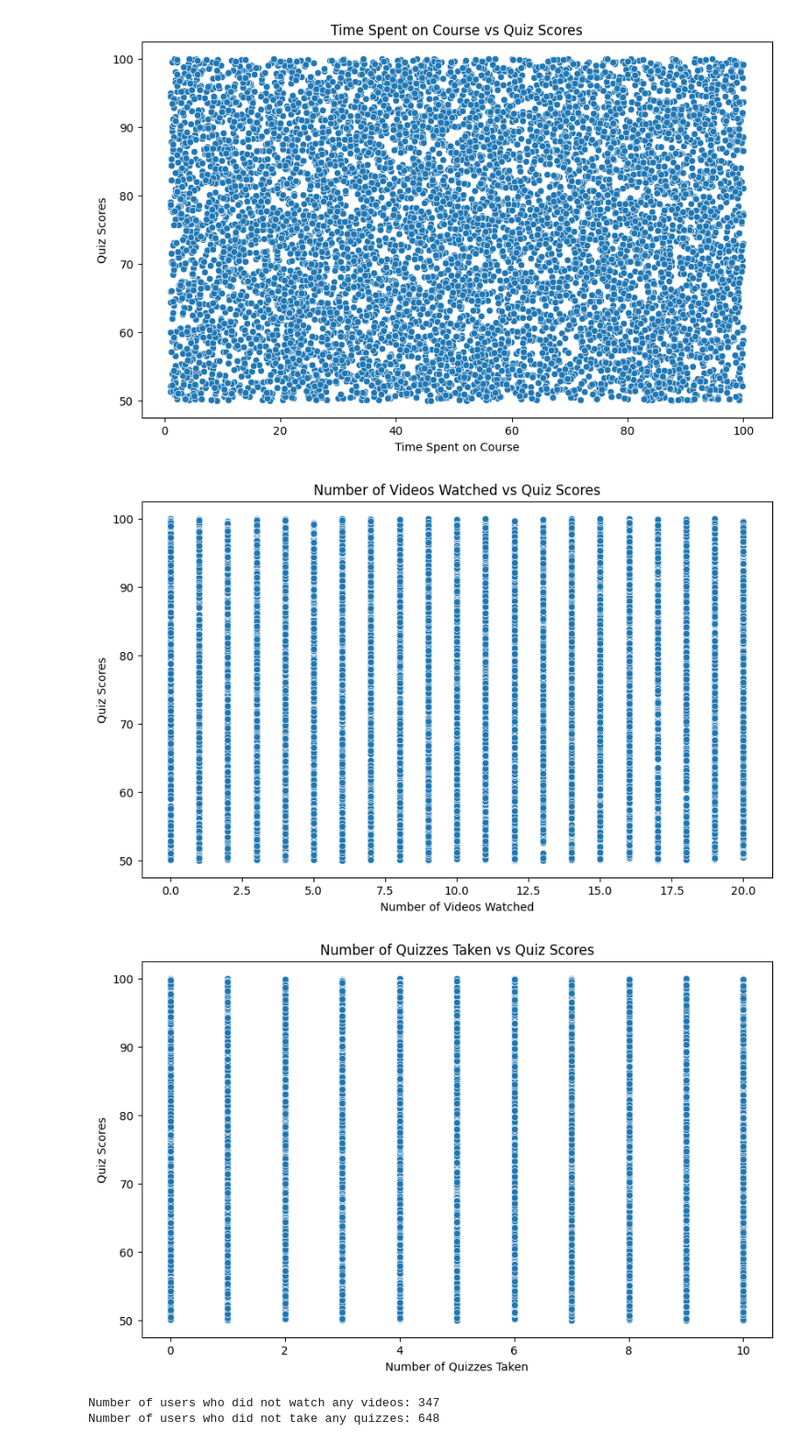
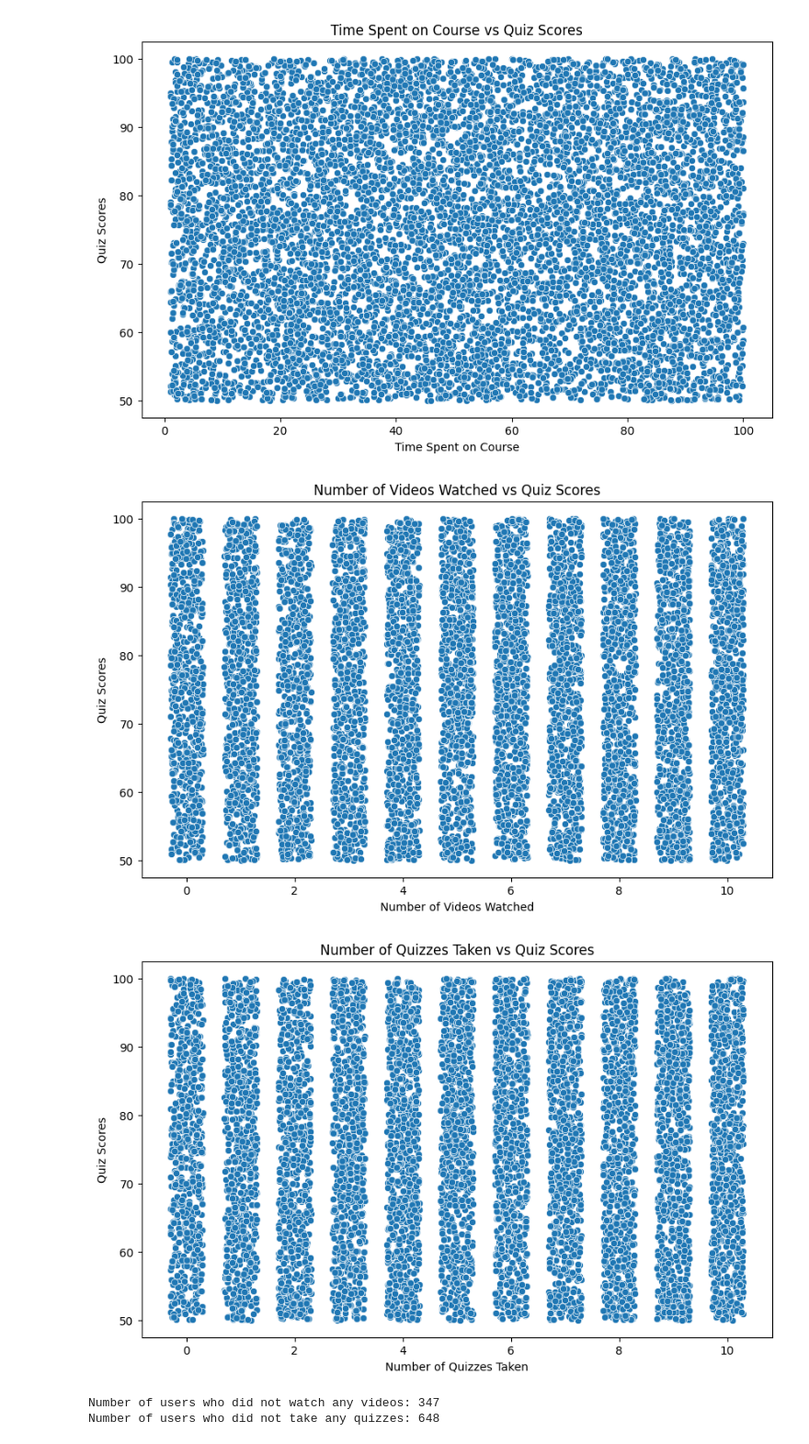
Before and after one commit to BissiriD/course_completion_project_1, a Jupyter notebook: main.ipynb, the cells around one changed output. Shown at 92% size. Cells and saved outputs as stored; diff of their text form; code cells hidden in the pictures.

```diff
--- a/main.ipynb
+++ b/main.ipynb
@@ -206,25 +206,27 @@ plt.show()
 [figure]
 # %%
 # Scatter plot for Number of Videos Watched vs Quiz Scores
+df['NumberOfVideosWatched_jittered'] = df['NumberOfQuizzesTaken'] + np.random.uniform(-0.3, 0.3, size=len(df))
 plt.figure(figsize=(10, 6))
-sns.scatterplot(x='NumberOfVideosWatched', y='QuizScores', data=df)
+sns.scatterplot(x='NumberOfVideosWatched_jittered', y='QuizScores', data=df)
 plt.xlabel('Number of Videos Watched')
 plt.ylabel('Quiz Scores')
 plt.title('Number of Videos Watched vs Quiz Scores')
 plt.show()
 # %% [output]
-[figure, old version]
+[figure, new version]
 # %%
 
 # Scatter plot for Number of Quizzes Taken vs Quiz Scores
+df['NumberOfQuizzesTaken_jittered'] = df['NumberOfQuizzesTaken'] + np.random.uniform(-0.3, 0.3, size=len(df))
 plt.figure(figsize=(10, 6))
-sns.scatterplot(x='NumberOfQuizzesTaken', y='QuizScores', data=df)
+sns.scatterplot(x='NumberOfQuizzesTaken_jittered', y='QuizScores', data=df, alpha=0.6, s=10)
 plt.xlabel('Number of Quizzes Taken')
 plt.ylabel('Quiz Scores')
 plt.title('Number of Quizzes Taken vs Quiz Scores')
 plt.show()
 # %% [output]
-[figure, old version]
+[figure, new version]
 # %%
 # gatherint data to see how many users didn't watch a video or take a quiz
 no_videos_watched = df[df["NumberOfVideosWatched"] == 0].shape[0]
```
Also changed, not shown: 1 other file.
